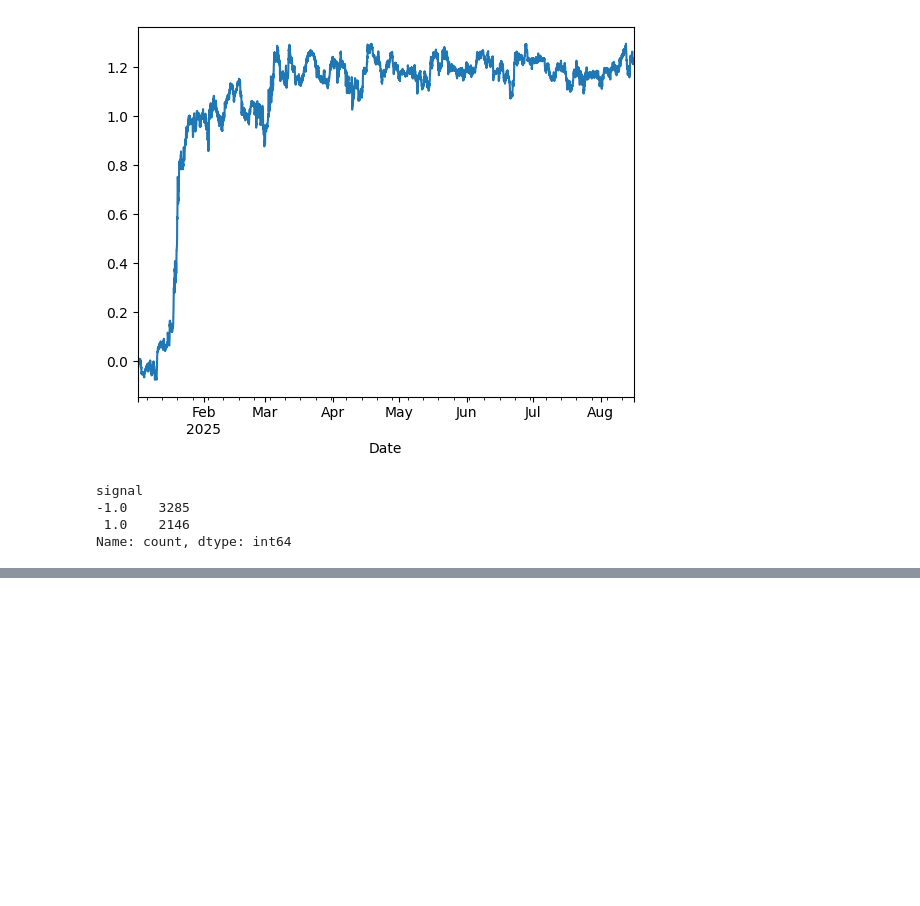
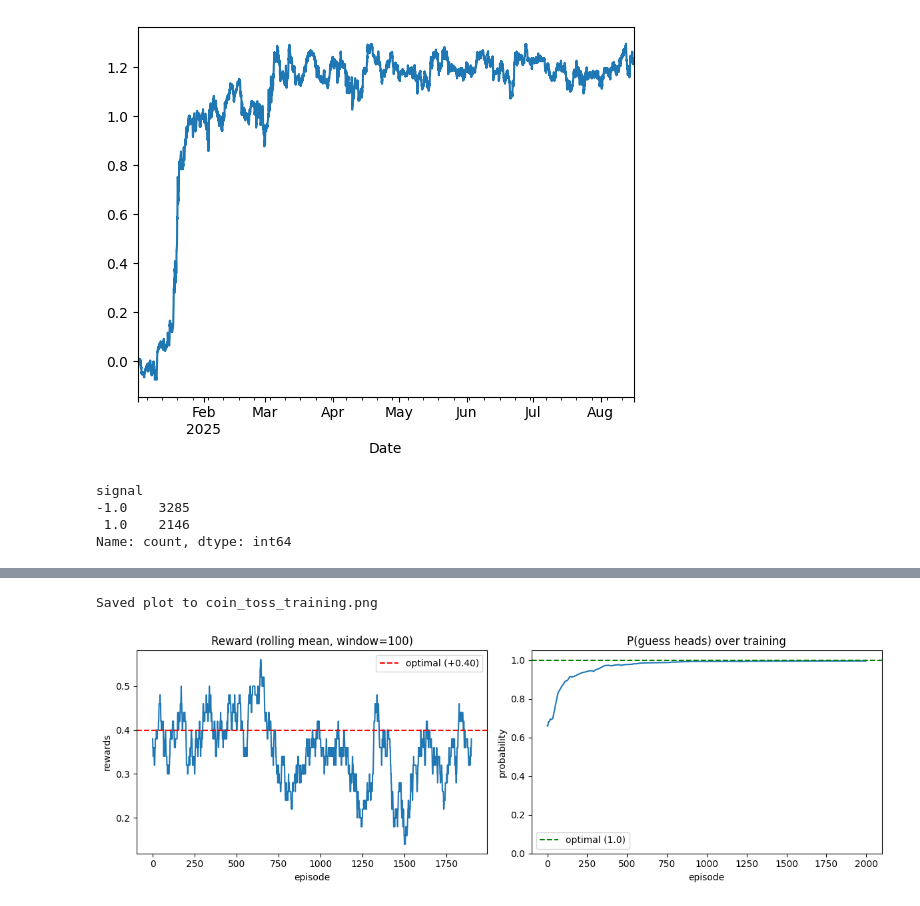
Before and after one commit to MRITUNJAYMADDHESHIYA/Research_Paper_Quant, a Jupyter notebook: 16_Regime_Change/main.ipynb, the cells around one changed output, grey strips where cells are left out. Cells and saved outputs as stored; diff of their text form; code cells hidden in the pictures; blank space fills up the shorter version.

```diff
--- a/16_Regime_Change/main.ipynb
+++ b/16_Regime_Change/main.ipynb
@@ -240,0 +362,14 @@ for t in range(len(X_stream)):
+# %%
+P_TRUE = 0.7
+env = StationaryBiasedCoin(P_TRUE)
+policy, rewards, p_heads_history = train(env, n_episodes=2000, lr=0.01)
+
+with torch.no_grad():
+    final = torch.softmax(policy(torch.tensor([1.0])), dim=-1)
+
+optimal = 2 * max(P_TRUE, 1-P_TRUE) - 1
+print("\n--- Result ---")
+print(f"True coin bais:        P(heads) = {P_TRUE}")
+print(f"Learned policy:        P(guess heads) = {final[1]:.3f}")
+print(f"Optimal expected reward/flip: {optimal:+.3f}")
+print(f"Avg reward (lst 500 episodes): {np.mean(rewards[-500:]):+.3f}")
@@ -240,0 +393,23 @@ for t in range(len(X_stream)):
+# %%
+#### Plot
+try:
+    import matplotlib.pyplot as plt
+    fig, (ax1, ax2) = plt.subplots(1, 2, figsize=(12,4))
+    window = 100
+    smoothed = np.convolve(rewards, np.ones(window)/window, mode='valid')
+    ax1.plot(smoothed)
+    ax1.axhline(optimal, ls='--', c='r', label=f'optimal ({optimal:+.2f})')
+    ax1.set(title=f'Reward (rolling mean, window={window})', xlabel='episode', ylabel='rewards')
+    ax1.legend()
+    ax2.plot(p_heads_history)
+    ax2.axhline(1.0, ls='--', c='g', label='optimal (1.0)')
+    ax2.set(title='P(guess heads) over training', xlabel='episode', ylabel='probability', ylim=(0, 1.05))
+    ax2.legend()
+    plt.tight_layout()
+    plt.savefig('coin_toss_training.png', dpi=100)
+    print("\nSaved plot to coin_toss_training.png")
+except ImportError:
+    pass
+# %% [output]
+Saved plot to coin_toss_training.png
+[figure, added]
```
Also changed, not shown: parts of 9 cells of this notebook, 1 other file.
